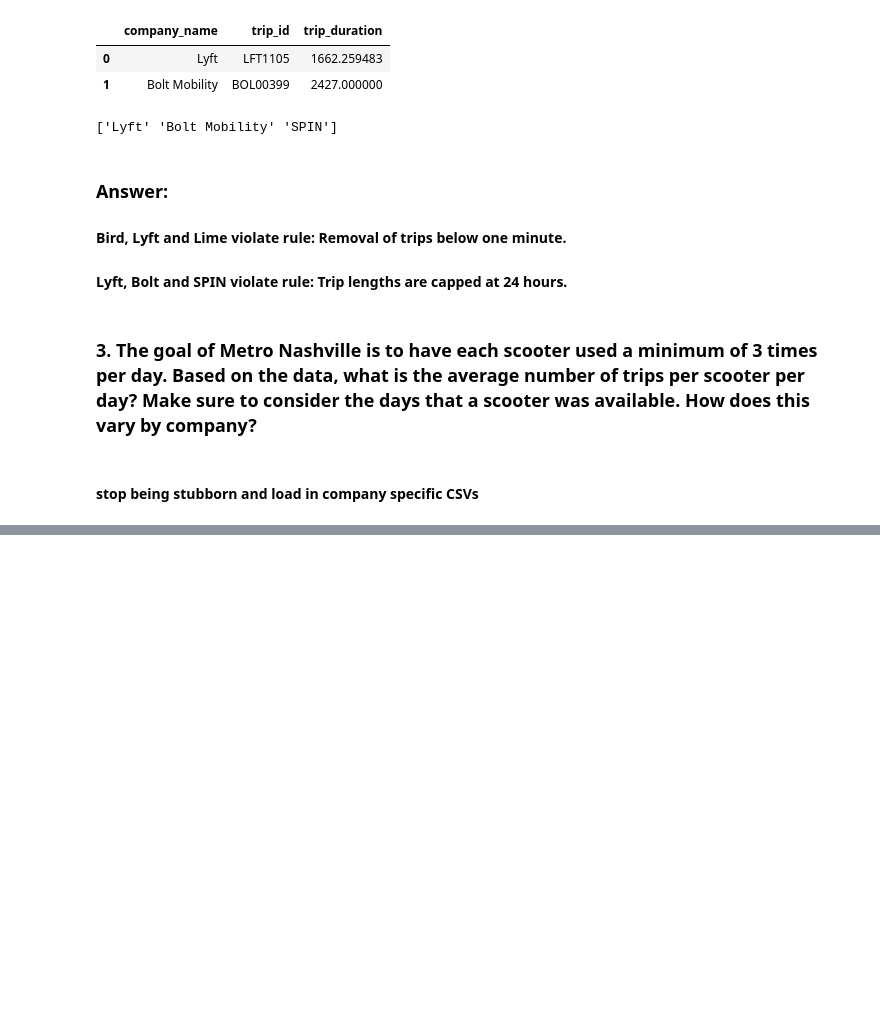
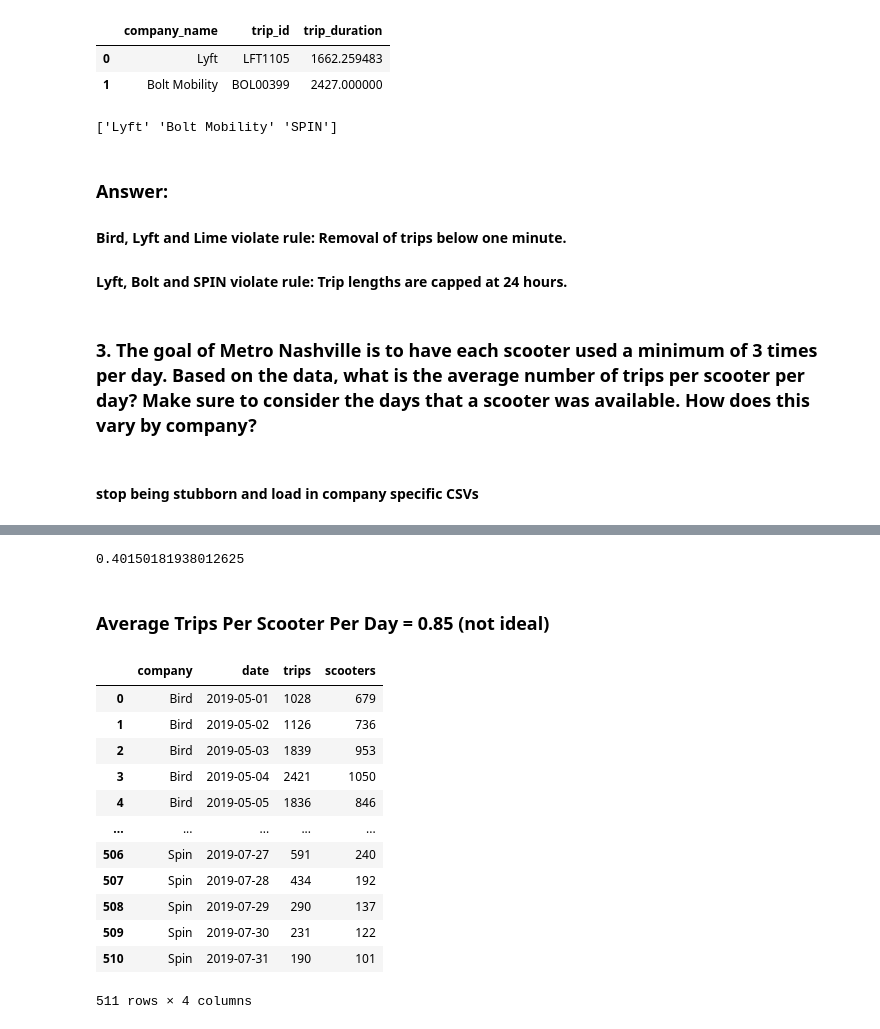
Before and after one commit to NSS-Data-Analytics-Cohort-11/scooters-no-pineapple, a Jupyter notebook: notebook/Scooter Book.ipynb, the cells around one changed output, grey strips where cells are left out. Cells and saved outputs as stored; diff of their text form; code cells hidden in the pictures; blank space fills up the shorter version.

```diff
--- a/notebook/Scooter Book.ipynb
+++ b/notebook/Scooter Book.ipynb
@@ -260,0 +272,36 @@ scooters['Dates'] = pd.to_datetime(scooters['pubdatetime']).dt.date
+# %%
+# query = '''
+# WITH s AS
+# 	(SELECT
+# 		DISTINCT(pubdatetime::date) as date,
+# 	 	companyname AS company,
+# 		sumdid,
+# 		MIN(chargelevel)
+# 	FROM scooters
+# 	WHERE chargelevel > 0
+# 	GROUP BY date, company, sumdid),
+
+# t AS
+# 	(SELECT
+# 		DISTINCT(pubtimestamp::date) as date,
+# 		companyname AS company,
+# 		triprecordnum as trip_id,
+# 		sumdid
+# 	FROM trips
+# 	WHERE tripduration > 1 AND tripduration < (60*24))
+
+# SELECT
+# 	s.date,
+# 	s.company,
+# 	s.sumdid,
+# 	trip_id
+# FROM s
+# INNER JOIN t
+# USING (sumdid, date)
+# '''
+
+
+with engine.connect() as connection:
+    charge_trips = pd.read_sql(text(query), con = connection)
+# charge_trips.to_csv('charge_trips.csv', index=False)
+charge_trips.head()
@@ -260,0 +349,29 @@ scooters['Dates'] = pd.to_datetime(scooters['pubdatetime']).dt.date
+# %%
+scooter_trips_by_day['trips_per_scooter'].mean()
+# %% [output]
+0.40150181938012625
+# %% [markdown]
+### Average Trips Per Scooter Per Day = 0.85 (not ideal)
+# %%
+comp_trips_by_day = charge_trips.groupby(['company','date']).agg({'trip_id': 'nunique','sumdid': 'nunique'})
+comp_trips_by_day = comp_trips_by_day.reset_index()
+# %%
+comp_trips_by_day = comp_trips_by_day.rename(columns = {'date' : 'date',
+                            'trip_id' : 'trips',
+                            'sumdid' : 'scooters'})
+# %%
+comp_trips_by_day
+# %% [output]
+|  | company | date | trips | scooters |
+| 0 | Bird | 2019-05-01 | 1028 | 679 |
+| 1 | Bird | 2019-05-02 | 1126 | 736 |
+| 2 | Bird | 2019-05-03 | 1839 | 953 |
+| 3 | Bird | 2019-05-04 | 2421 | 1050 |
+| 4 | Bird | 2019-05-05 | 1836 | 846 |
+| ... | ... | ... | ... | ... |
+| 506 | Spin | 2019-07-27 | 591 | 240 |
+| 507 | Spin | 2019-07-28 | 434 | 192 |
+| 508 | Spin | 2019-07-29 | 290 | 137 |
+| 509 | Spin | 2019-07-30 | 231 | 122 |
+| 510 | Spin | 2019-07-31 | 190 | 101 |
+511 rows × 4 columns
```
Also changed, not shown: parts of 11 cells of this notebook, 1 other file.
